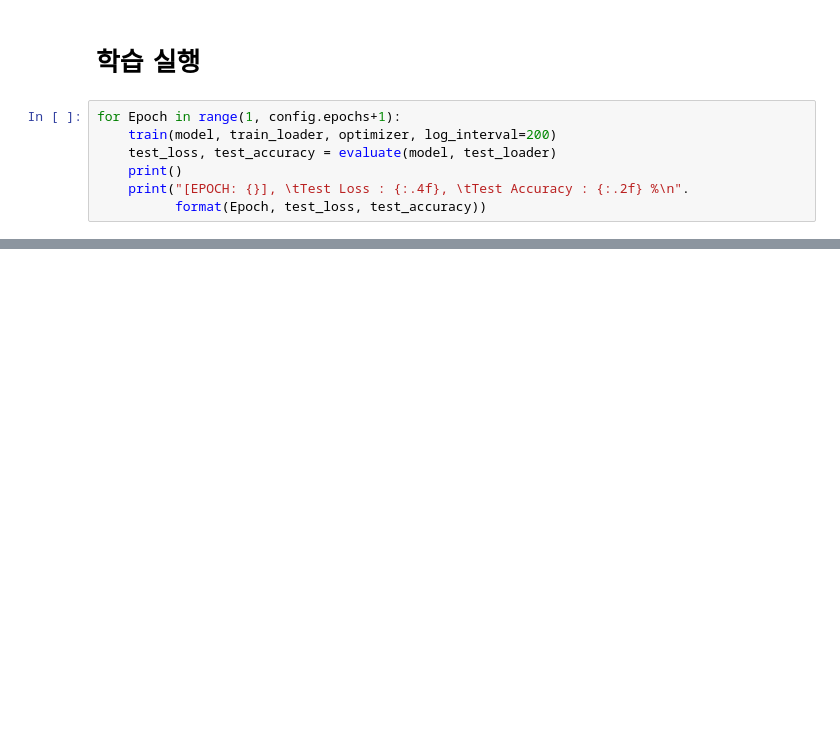
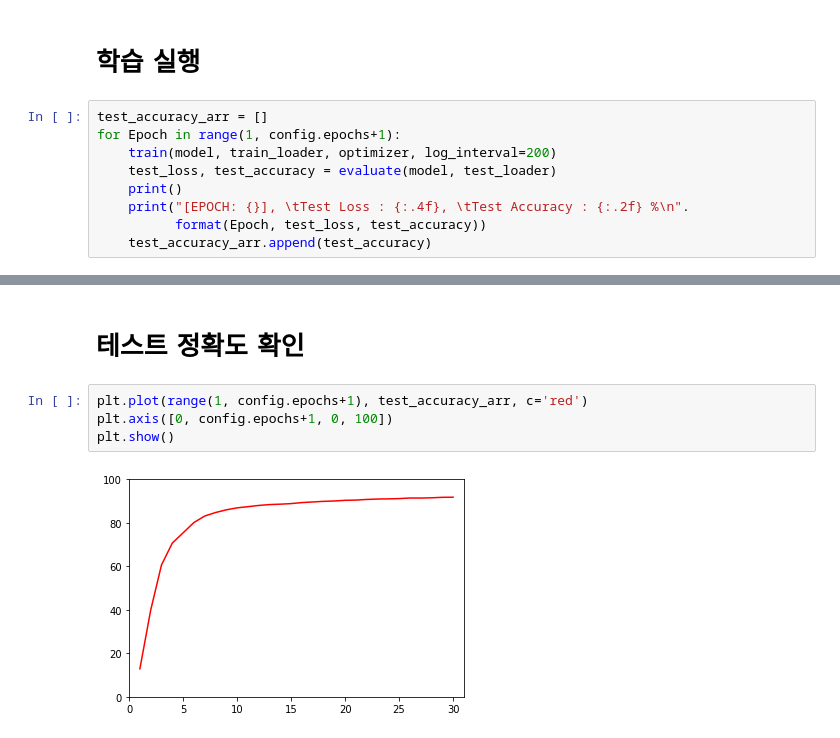
Before and after one commit to conanlhj/Python-Deep-Learning-Pytorch, a Jupyter notebook: MLP+Dropout(MNIST).ipynb, the cells around one changed output, grey strips where cells are left out. Drawn from its saved outputs; the diff is of its cells as text; blank space fills up the shorter version.

```diff
--- a/MLP+Dropout(MNIST).ipynb
+++ b/MLP+Dropout(MNIST).ipynb
@@ -175,10 +186,12 @@ def evaluate(model, test_loader):
 # %% [markdown]
 # 학습 실행
 # %%
+test_accuracy_arr = []
 for Epoch in range(1, config.epochs+1):
     train(model, train_loader, optimizer, log_interval=200)
     test_loss, test_accuracy = evaluate(model, test_loader)
     print()
     print("[EPOCH: {}], \tTest Loss : {:.4f}, \tTest Accuracy : {:.2f} %\n".
           format(Epoch, test_loss, test_accuracy))
+    test_accuracy_arr.append(test_accuracy)
 # %% [output]
@@ -201,0 +215,8 @@ for Epoch in range(1, config.epochs+1):
+# %% [markdown]
+# 테스트 정확도 확인
+# %%
+plt.plot(range(1, config.epochs+1), test_accuracy_arr, c='red')
+plt.axis([0, config.epochs+1, 0, 100])
+plt.show()
+# %% [output]
+[figure, added]
```
Also changed, not shown: parts of 3 cells of this notebook.
